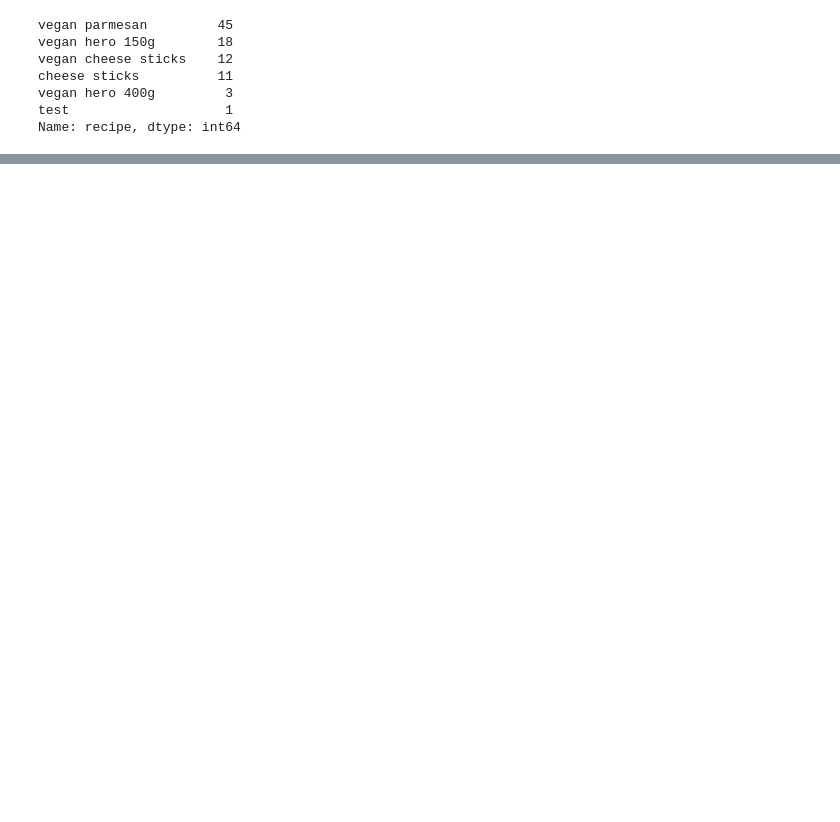
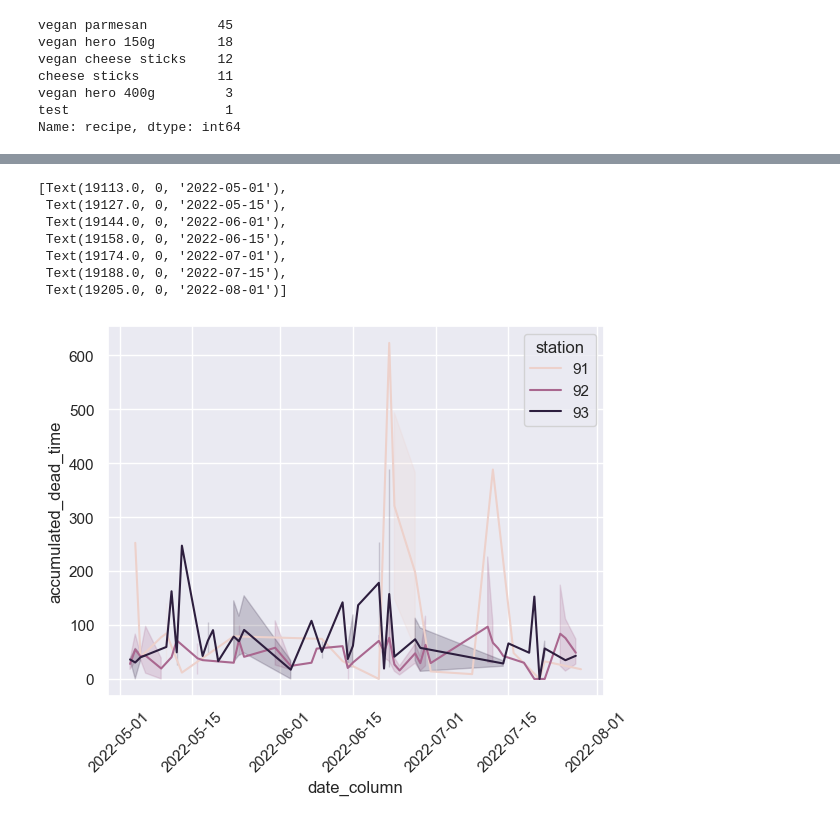
Before and after one commit to Timbo3399/Aufgabe_Multivac, a Jupyter notebook: Aufgabenstellung Data Analytics/Aufgabe 2.ipynb, the cells around one changed output, grey strips where cells are left out. Saved outputs shown, nothing was run; the diff lists cells and outputs as text; code cells hidden in the pictures; blank space fills up the shorter version.

Commit message:
Markdowns hinzugefügt Aufgabe 2 fertig Aufgabe 3 angefangen

```diff
--- a/Aufgabenstellung Data Analytics/Aufgabe 2.ipynb
+++ b/Aufgabenstellung Data Analytics/Aufgabe 2.ipynb
@@ -174,0 +60,5 @@ df4
+# %%
+error_messages_accumulated = pd.read_csv('Praxisnahe_Aufgabe/Aufgabe/error_messages_accumulated.csv')
+error_messages_timeline = pd.read_csv('Praxisnahe_Aufgabe/Aufgabe/error_messages_timeline.csv')
+# %%
+error_messages_accumulated_Lichtsschranke = error_messages_accumulated.loc[error_messages_accumulated['code'] == 1019]
@@ -174,0 +81,4 @@ df4
+# %%
+error_messages_accumulated_Lichtsschranke['timestamp'] =  pd.to_datetime(error_messages_accumulated_Lichtsschranke['timestamp'])
+# %%
+error_messages_accumulated_Lichtsschranke['date_column'] = pd.to_datetime(error_messages_accumulated_Lichtsschranke['timestamp']).dt.date
@@ -174,0 +101,12 @@ df4
+# %%
+g = sns.lineplot(x="date_column", y="accumulated_dead_time", hue = "station",data=error_messages_accumulated_Lichtsschranke)
+g.set_xticklabels(g.get_xticklabels(), rotation=45)
+# %% [output]
+[Text(19113.0, 0, '2022-05-01'),
+ Text(19127.0, 0, '2022-05-15'),
+ Text(19144.0, 0, '2022-06-01'),
+ Text(19158.0, 0, '2022-06-15'),
+ Text(19174.0, 0, '2022-07-01'),
+ Text(19188.0, 0, '2022-07-15'),
+ Text(19205.0, 0, '2022-08-01')]
+[figure, added]
```
Also changed, not shown: parts of 27 cells of this notebook, 2 other files.
